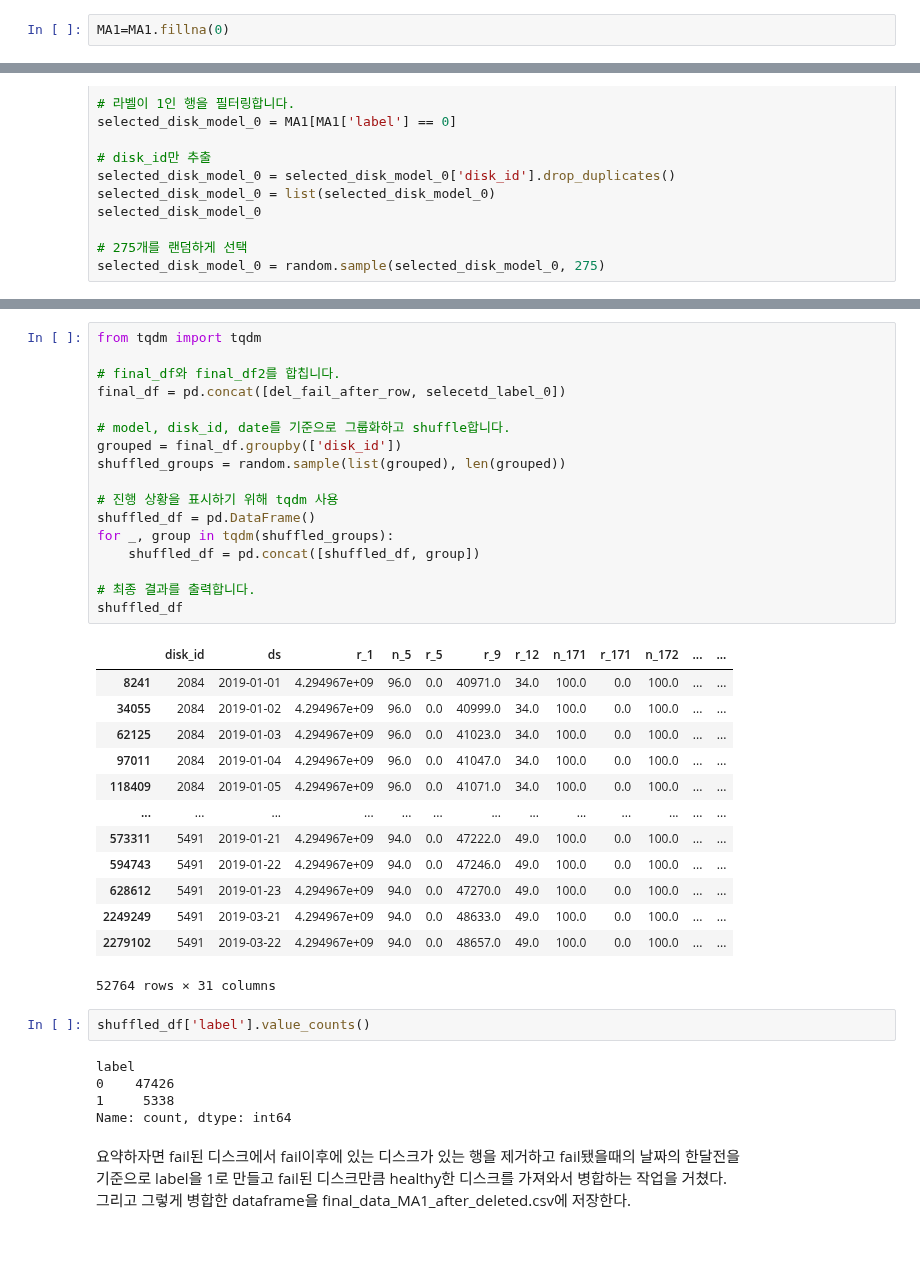
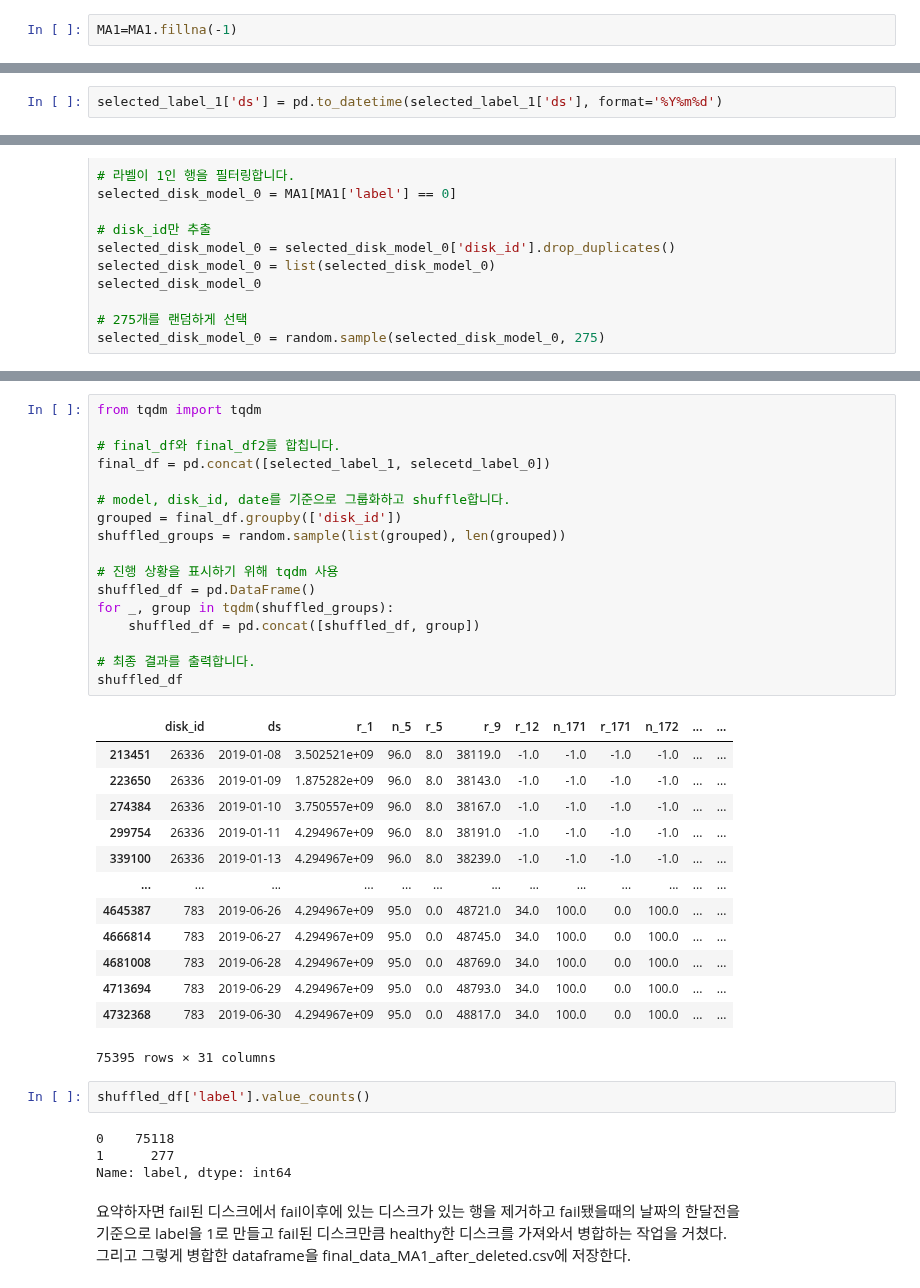
Before and after one commit to passion3659/ssd-failure, a Jupyter notebook: 03-making_final_data_MA1_after_deleted.ipynb, the cells around one changed output, grey strips where cells are left out. Drawn from its saved outputs; the diff is of its cells as text; blank space fills up the shorter version.

```diff
--- a/03-making_final_data_MA1_after_deleted.ipynb
+++ b/03-making_final_data_MA1_after_deleted.ipynb
@@ -48,7 +48,7 @@ MA1을 기준으로 다시 컬럼이 NULL값이 있는 열과 단일 변수로
 MA1 = remove_null_columns(MA1)
 MA1 = remove_single_value_columns(MA1)
 # %%
-MA1=MA1.fillna(0)
+MA1=MA1.fillna(-1)
 # %% [markdown]
 디스크가 fail된 아이디를 가져와서 그 fail된 디스크아이디를 가진 모든 행을 따로 만들어서 전처리를 구현한다.
 # %%
@@ -99,6 +99,8 @@ selected_label_1
 | 4702639 | 42824 | 20190629 | 4.294967e+09 | 94.0 | 0.0 | 48932.0 | 46.0 | 100.0 | 0.0 | 100.0 | ... | ... |
 | 4735585 | 42824 | 20190630 | 4.294967e+09 | 94.0 | 0.0 | 48955.0 | 46.0 | 100.0 | 0.0 | 100.0 | ... | ... |
 35215 rows × 31 columns
+# %%
+selected_label_1['ds'] = pd.to_datetime(selected_label_1['ds'], format='%Y%m%d')
 # %% [markdown]
 그리고 fail된 디스크만 있는 dataframe에서 fail이후에도 디스크가 돌아가는 것이 있어서 그 행들을 다 제거하는 과정을 거쳤다.
 # %%
@@ -249,41 +251,40 @@ selecetd_label_0
 # %%
 from tqdm import tqdm
 
 # final_df와 final_df2를 합칩니다.
-final_df = pd.concat([del_fail_after_row, selecetd_label_0])
+final_df = pd.concat([selected_label_1, selecetd_label_0])
 
 # model, disk_id, date를 기준으로 그룹화하고 shuffle합니다.
 grouped = final_df.groupby(['disk_id'])
 shuffled_groups = random.sample(list(grouped), len(grouped))
 
 # 진행 상황을 표시하기 위해 tqdm 사용
 shuffled_df = pd.DataFrame()
 for _, group in tqdm(shuffled_groups):
     shuffled_df = pd.concat([shuffled_df, group])
 
 # 최종 결과를 출력합니다.
 shuffled_df
 # %% [output]
 |  | disk_id | ds | r_1 | n_5 | r_5 | r_9 | r_12 | n_171 | r_171 | n_172 | ... | ... |
-| 8241 | 2084 | 2019-01-01 | 4.294967e+09 | 96.0 | 0.0 | 40971.0 | 34.0 | 100.0 | 0.0 | 100.0 | ... | ... |
-| 34055 | 2084 | 2019-01-02 | 4.294967e+09 | 96.0 | 0.0 | 40999.0 | 34.0 | 100.0 | 0.0 | 100.0 | ... | ... |
-| 62125 | 2084 | 2019-01-03 | 4.294967e+09 | 96.0 | 0.0 | 41023.0 | 34.0 | 100.0 | 0.0 | 100.0 | ... | ... |
-| 97011 | 2084 | 2019-01-04 | 4.294967e+09 | 96.0 | 0.0 | 41047.0 | 34.0 | 100.0 | 0.0 | 100.0 | ... | ... |
-| 118409 | 2084 | 2019-01-05 | 4.294967e+09 | 96.0 | 0.0 | 41071.0 | 34.0 | 100.0 | 0.0 | 100.0 | ... | ... |
+| 213451 | 26336 | 2019-01-08 | 3.502521e+09 | 96.0 | 8.0 | 38119.0 | -1.0 | -1.0 | -1.0 | -1.0 | ... | ... |
+| 223650 | 26336 | 2019-01-09 | 1.875282e+09 | 96.0 | 8.0 | 38143.0 | -1.0 | -1.0 | -1.0 | -1.0 | ... | ... |
+| 274384 | 26336 | 2019-01-10 | 3.750557e+09 | 96.0 | 8.0 | 38167.0 | -1.0 | -1.0 | -1.0 | -1.0 | ... | ... |
+| 299754 | 26336 | 2019-01-11 | 4.294967e+09 | 96.0 | 8.0 | 38191.0 | -1.0 | -1.0 | -1.0 | -1.0 | ... | ... |
+| 339100 | 26336 | 2019-01-13 | 4.294967e+09 | 96.0 | 8.0 | 38239.0 | -1.0 | -1.0 | -1.0 | -1.0 | ... | ... |
 | ... | ... | ... | ... | ... | ... | ... | ... | ... | ... | ... | ... | ... |
-| 573311 | 5491 | 2019-01-21 | 4.294967e+09 | 94.0 | 0.0 | 47222.0 | 49.0 | 100.0 | 0.0 | 100.0 | ... | ... |
-| 594743 | 5491 | 2019-01-22 | 4.294967e+09 | 94.0 | 0.0 | 47246.0 | 49.0 | 100.0 | 0.0 | 100.0 | ... | ... |
-| 628612 | 5491 | 2019-01-23 | 4.294967e+09 | 94.0 | 0.0 | 47270.0 | 49.0 | 100.0 | 0.0 | 100.0 | ... | ... |
-| 2249249 | 5491 | 2019-03-21 | 4.294967e+09 | 94.0 | 0.0 | 48633.0 | 49.0 | 100.0 | 0.0 | 100.0 | ... | ... |
-| 2279102 | 5491 | 2019-03-22 | 4.294967e+09 | 94.0 | 0.0 | 48657.0 | 49.0 | 100.0 | 0.0 | 100.0 | ... | ... |
+| 4645387 | 783 | 2019-06-26 | 4.294967e+09 | 95.0 | 0.0 | 48721.0 | 34.0 | 100.0 | 0.0 | 100.0 | ... | ... |
+| 4666814 | 783 | 2019-06-27 | 4.294967e+09 | 95.0 | 0.0 | 48745.0 | 34.0 | 100.0 | 0.0 | 100.0 | ... | ... |
+| 4681008 | 783 | 2019-06-28 | 4.294967e+09 | 95.0 | 0.0 | 48769.0 | 34.0 | 100.0 | 0.0 | 100.0 | ... | ... |
+| 4713694 | 783 | 2019-06-29 | 4.294967e+09 | 95.0 | 0.0 | 48793.0 | 34.0 | 100.0 | 0.0 | 100.0 | ... | ... |
+| 4732368 | 783 | 2019-06-30 | 4.294967e+09 | 95.0 | 0.0 | 48817.0 | 34.0 | 100.0 | 0.0 | 100.0 | ... | ... |
-52764 rows × 31 columns
+75395 rows × 31 columns
 # %%
 shuffled_df['label'].value_counts()
 # %% [output]
-label
-0    47426
-1     5338
-Name: count, dtype: int64
+0    75118
+1      277
+Name: label, dtype: int64
 # %% [markdown]
 요약하자면 fail된 디스크에서 fail이후에 있는 디스크가 있는 행을 제거하고 fail됐을때의 날짜의 한달전을 <br>
 기준으로 label을 1로 만들고 fail된 디스크만큼 healthy한 디스크를 가져와서 병합하는 작업을 거쳤다.<br>
```
Also changed, not shown: parts of 1 cell of this notebook, 3 other files.
